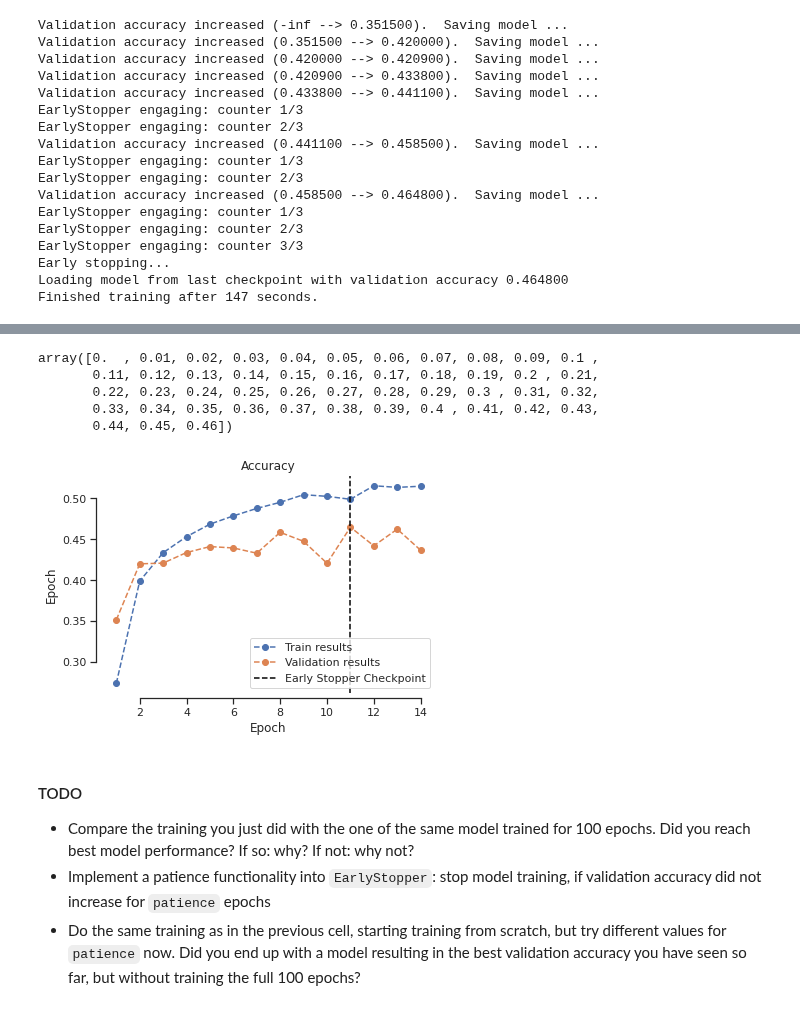
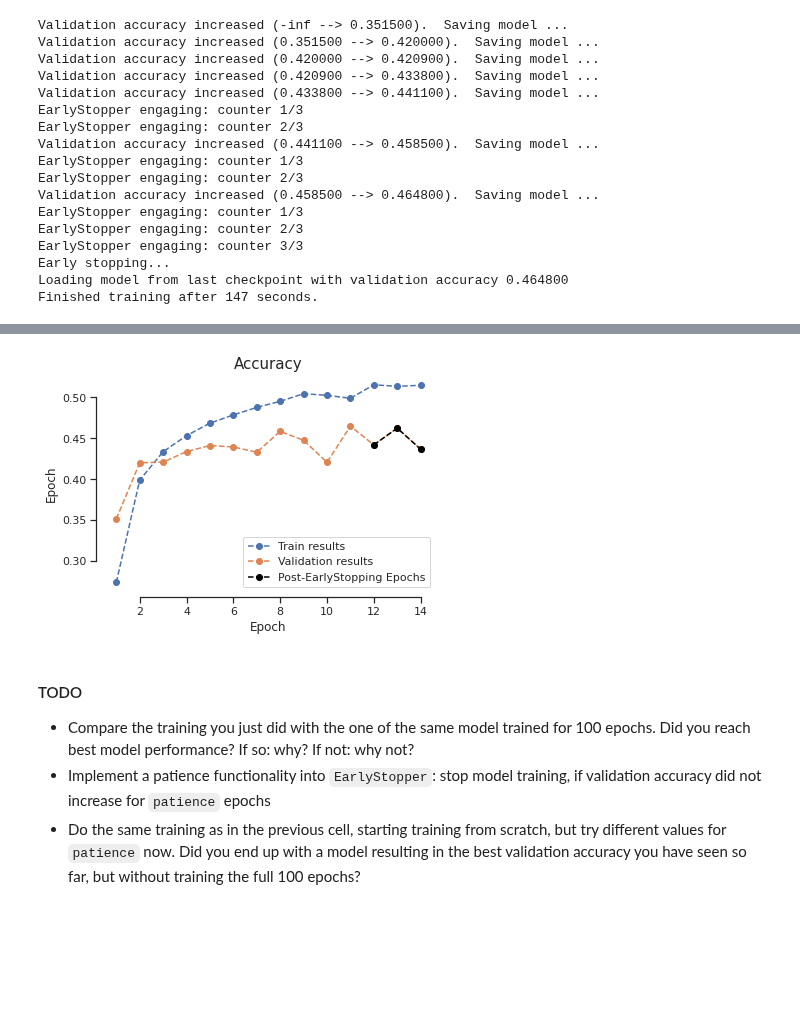
Before and after one commit to swang1112/DL_VL, a Jupyter notebook: Colab Notebooks/Exercises2_2020.ipynb, the cells around one changed output, grey strips where cells are left out. Drawn from its saved outputs; the diff is of its cells as text; code cells hidden in the pictures; blank space fills up the shorter version.

```diff
--- a/Colab Notebooks/Exercises2_2020.ipynb
+++ b/Colab Notebooks/Exercises2_2020.ipynb
@@ -503,7 +503,7 @@ def plot(title, label, train_results, val_results, yscale='linear', save_path=No
         ## YOUR CODE HERE ##
         ####################
         #raise NotImplementedError
-        plt.axvline(extra_pt, linestyle='--', color = 'black')
+        plt.plot(extra_pt[0], extra_pt[1], linestyle='dashed', marker='o', color = 'black')
         legend.append(extra_pt_label)
         # END OF YOUR CODE #
 
@@ -680,7 +680,10 @@ Has your model already converged, i.e. reached the highest accuracy on the valid
 num_epochs = 100
 lr = 1e-2
 
-# optimizer
+model = MLP(img_width=img_width, num_in_channels=num_in_channels, num_classes=num_classes).to(device)
+
+# loss and optimizer
+loss_fun  = nn.CrossEntropyLoss()
 optimizer = optim.Adam(model.parameters(), lr=lr)
 
 # train and validation
@@ -945,8 +948,9 @@ loss_fun  = nn.CrossEntropyLoss()
 optimizer = optim.Adam(model.parameters(), lr=lr)
 
 # early stopper
+patience = 1
 path = 'checkpoint_earlystopper.pt'
-early_stopper = EarlyStopper(verbose=True, path=path, patience=1)
+early_stopper = EarlyStopper(verbose=True, path=path, patience=patience)
 
 train_losses, val_losses, train_accs, val_accs, _ = run_training(model=model, optimizer=optimizer, loss_function=loss_fun, device=device, num_epochs=num_epochs,
                                                                  train_dataloader=trainloader, val_dataloader=valloader, early_stopper=early_stopper, verbose=True)
@@ -1007,31 +976,9 @@ plot("Accuracy", "Epoch", train_accs, val_accs, yscale='linear', extra_pt=val_ac
-# %%
-np.arange(0, max(val_accs), 0.01)
-# %% [output]
-array([0.  , 0.01, 0.02, 0.03, 0.04, 0.05, 0.06, 0.07, 0.08, 0.09, 0.1 ,
-       0.11, 0.12, 0.13, 0.14, 0.15, 0.16, 0.17, 0.18, 0.19, 0.2 , 0.21,
-       0.22, 0.23, 0.24, 0.25, 0.26, 0.27, 0.28, 0.29, 0.3 , 0.31, 0.32,
-       0.33, 0.34, 0.35, 0.36, 0.37, 0.38, 0.39, 0.4 , 0.41, 0.42, 0.43,
-       0.44, 0.45, 0.46])
-# %%
-
-epoch_array = np.arange(len(train_accs)) + 1
-train_label, val_label = "Training "+"Epoch".lower(), "Validation "+"Epoch".lower()
-
-sns.set(style='ticks')
-
-plt.plot(epoch_array, train_accs, epoch_array, val_accs, linestyle='dashed', marker='o')
-legend = ['Train results', 'Validation results']
-plt.axvline(best_acc[0], linestyle='--', color = 'black')
-legend.append('Early Stopper Checkpoint')
-plt.legend(legend)
-plt.xlabel('Epoch')
-plt.ylabel("Epoch")
-plt.yscale('linear')
-plt.title("Accuracy")
-sns.despine(trim=True, offset=5)
-plt.show()
-# %% [output]
-[figure, removed]
+# %%
+# visualization
+post_early_stopping_epochs = np.arange(val_accs.index(max(val_accs))+2, len(val_accs)+1) , val_accs[slice(-patience, None)]
+plot("Accuracy", "Epoch", train_accs, val_accs, yscale='linear', extra_pt=post_early_stopping_epochs, extra_pt_label="Post-EarlyStopping Epochs")
+# %% [output]
+[figure, added]
 # %% [markdown]
 #### TODO
 - Compare the training you just did with the one of the same model trained for 100 epochs. Did you reach best model performance? If so: why? If not: why not?
```
Also changed, not shown: parts of 5 cells of this notebook.
